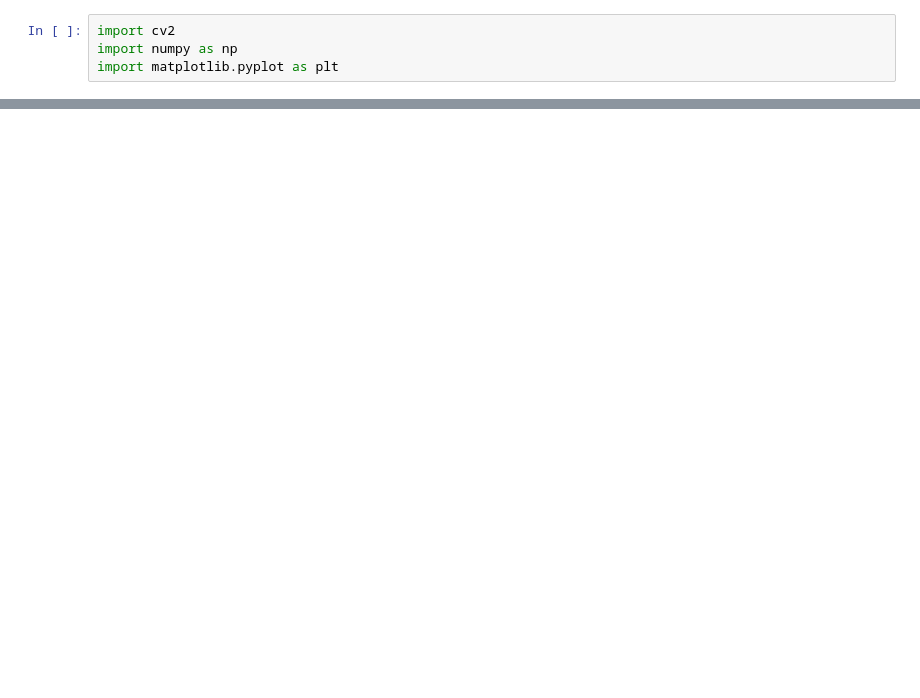
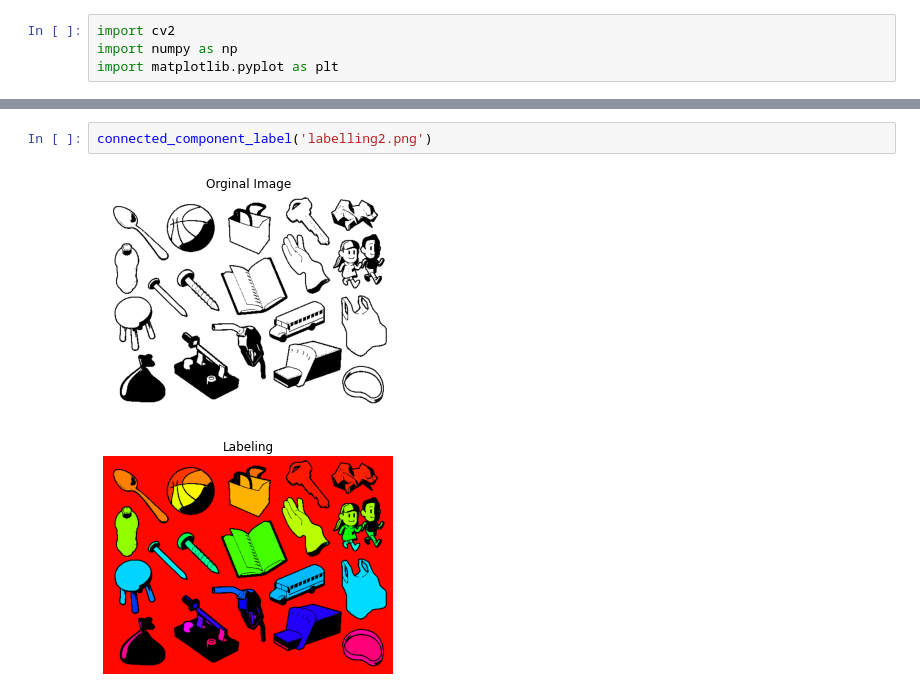
Before and after one commit to Vaishali1725/MachineVision, a Jupyter notebook: ComponentLabelling.ipynb, the cells around one changed output, grey strips where cells are left out. Saved outputs shown, nothing was run; the diff lists cells and outputs as text; blank space fills up the shorter version.

```diff
--- a/ComponentLabelling.ipynb
+++ b/ComponentLabelling.ipynb
@@ -39,0 +43,5 @@ connected_component_label('labelling')
+# %%
+connected_component_label('labelling2.png')
+# %% [output]
+[figure, added]
+[figure, added]
```
Also changed, not shown: parts of 3 cells of this notebook, 2 other files.
